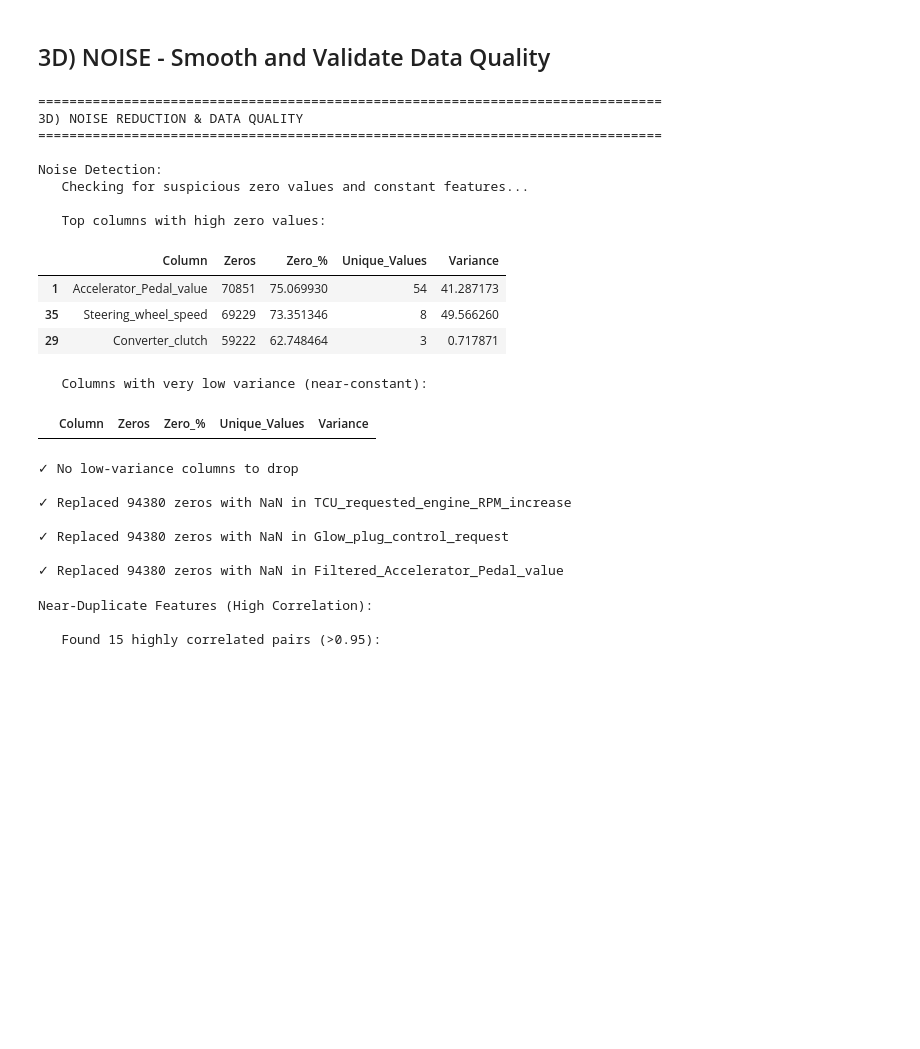
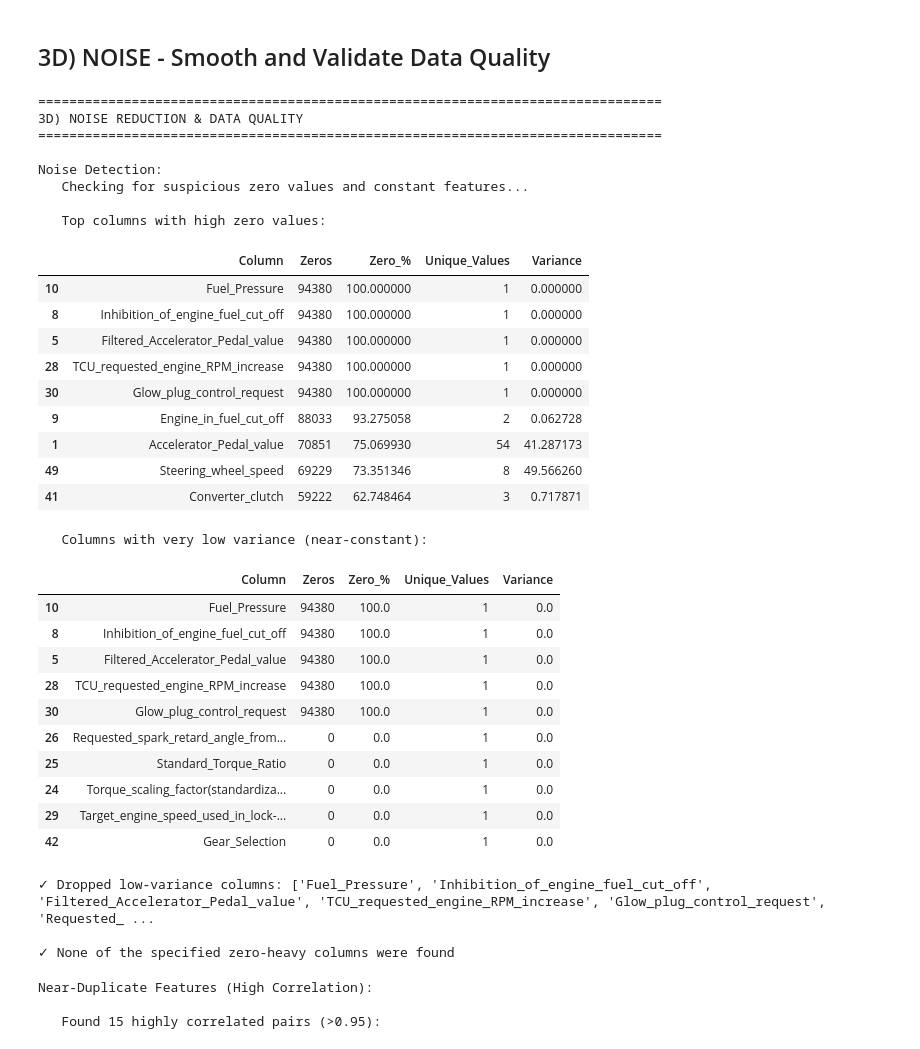
Before and after one commit to ahmedbrm/CDTA-AI-Model-Development-For-Driving-Assessment, a Jupyter notebook: notebooks/data_cleaning.ipynb, the cells around one changed output. Saved outputs shown, nothing was run; the diff lists cells and outputs as text; code cells hidden in the pictures; blank space fills up the shorter version.

Commit message:
data normalized and cleaned, updated SVM and PCA notebooks accordingly

```diff
--- a/notebooks/data_cleaning.ipynb
+++ b/notebooks/data_cleaning.ipynb
@@ -368,51 +368,62 @@ display(low_var.head(10))
 
 # Apply cleaning: drop near-constant columns
 low_var_cols = low_var['Column'].tolist()
 if low_var_cols:
     df_cleaned = df_cleaned.drop(columns=low_var_cols)
     numeric_cols = [c for c in numeric_cols if c not in low_var_cols]
     print(f"\n✓ Dropped low-variance columns: {low_var_cols}")
 else:
     print("\n✓ No low-variance columns to drop")
 
-# Replace zeros with NaN for specified columns
-zero_to_nan_cols = [
+# Drop specified zero-heavy features (do not replace)
+zero_drop_cols = [
     'fuel pressure',
     'TCU_requested_engine_RPM_increase',
     'Glow_plug_control_request',
     'Inhibition_of_engine_fuel_cut_of',
     'Filtered_Accelerator_Pedal_value'
 ]
-existing_zero_cols = [c for c in zero_to_nan_cols if c in df_cleaned.columns]
-if existing_zero_cols:
-    for c in existing_zero_cols:
-        zero_count = (df_cleaned[c] == 0).sum()
-        df_cleaned.loc[df_cleaned[c] == 0, c] = np.nan
-        print(f"\n✓ Replaced {zero_count} zeros with NaN in {c}")
+existing_zero_drop_cols = [c for c in zero_drop_cols if c in df_cleaned.columns]
+if existing_zero_drop_cols:
+    df_cleaned = df_cleaned.drop(columns=existing_zero_drop_cols)
+    numeric_cols = [c for c in numeric_cols if c not in existing_zero_drop_cols]
+    print(f"\n✓ Dropped specified zero-heavy columns: {existing_zero_drop_cols}")
 else:
-    print("\n✓ None of the specified zero columns were found")
+    print("\n✓ None of the specified zero-heavy columns were found")
 # %% [output]
 ================================================================================
 3D) NOISE REDUCTION & DATA QUALITY
 ================================================================================
 
 Noise Detection:
    Checking for suspicious zero values and constant features...
 
    Top columns with high zero values:
 |  | Column | Zeros | Zero_% | Unique_Values | Variance |
+| 10 | Fuel_Pressure | 94380 | 100.000000 | 1 | 0.000000 |
+| 8 | Inhibition_of_engine_fuel_cut_off | 94380 | 100.000000 | 1 | 0.000000 |
+| 5 | Filtered_Accelerator_Pedal_value | 94380 | 100.000000 | 1 | 0.000000 |
+| 28 | TCU_requested_engine_RPM_increase | 94380 | 100.000000 | 1 | 0.000000 |
+| 30 | Glow_plug_control_request | 94380 | 100.000000 | 1 | 0.000000 |
+| 9 | Engine_in_fuel_cut_off | 88033 | 93.275058 | 2 | 0.062728 |
 | 1 | Accelerator_Pedal_value | 70851 | 75.069930 | 54 | 41.287173 |
-| 35 | Steering_wheel_speed | 69229 | 73.351346 | 8 | 49.566260 |
-| 29 | Converter_clutch | 59222 | 62.748464 | 3 | 0.717871 |
+| 49 | Steering_wheel_speed | 69229 | 73.351346 | 8 | 49.566260 |
+| 41 | Converter_clutch | 59222 | 62.748464 | 3 | 0.717871 |
    Columns with very low variance (near-constant):
 |  | Column | Zeros | Zero_% | Unique_Values | Variance |
+| 10 | Fuel_Pressure | 94380 | 100.0 | 1 | 0.0 |
+| 8 | Inhibition_of_engine_fuel_cut_off | 94380 | 100.0 | 1 | 0.0 |
+| 5 | Filtered_Accelerator_Pedal_value | 94380 | 100.0 | 1 | 0.0 |
+| 28 | TCU_requested_engine_RPM_increase | 94380 | 100.0 | 1 | 0.0 |
+| 30 | Glow_plug_control_request | 94380 | 100.0 | 1 | 0.0 |
+| 26 | Requested_spark_retard_angle_from... | 0 | 0.0 | 1 | 0.0 |
+| 25 | Standard_Torque_Ratio | 0 | 0.0 | 1 | 0.0 |
+| 24 | Torque_scaling_factor(standardiza... | 0 | 0.0 | 1 | 0.0 |
+| 29 | Target_engine_speed_used_in_lock-... | 0 | 0.0 | 1 | 0.0 |
+| 42 | Gear_Selection | 0 | 0.0 | 1 | 0.0 |
-✓ No low-variance columns to drop
+✓ Dropped low-variance columns: ['Fuel_Pressure', 'Inhibition_of_engine_fuel_cut_off', 'Filtered_Accelerator_Pedal_value', 'TCU_requested_engine_RPM_increase', 'Glow_plug_control_request', 'Requested_ ...
 
-✓ Replaced 94380 zeros with NaN in TCU_requested_engine_RPM_increase
-
-✓ Replaced 94380 zeros with NaN in Glow_plug_control_request
-
-✓ Replaced 94380 zeros with NaN in Filtered_Accelerator_Pedal_value
+✓ None of the specified zero-heavy columns were found
 # %%
 # 2. Detect near-duplicate columns (high correlation)
 print("\nNear-Duplicate Features (High Correlation):")
```
Also changed, not shown: parts of 7 cells of this notebook, 3 other files.
